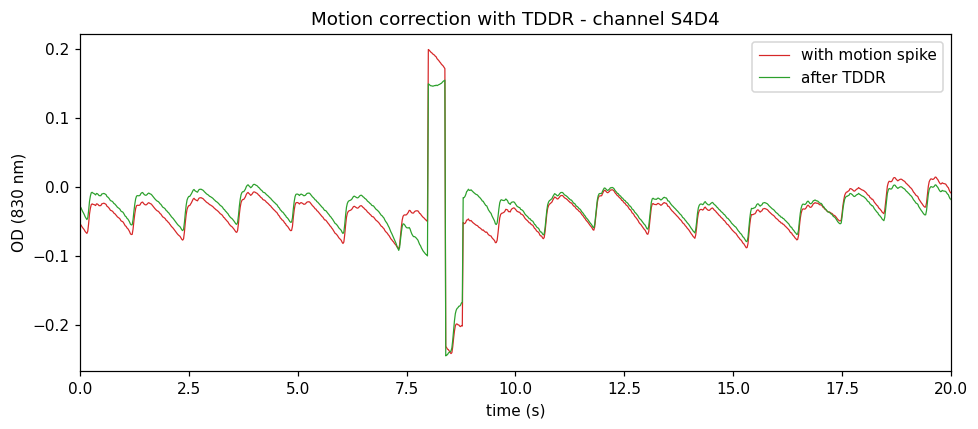
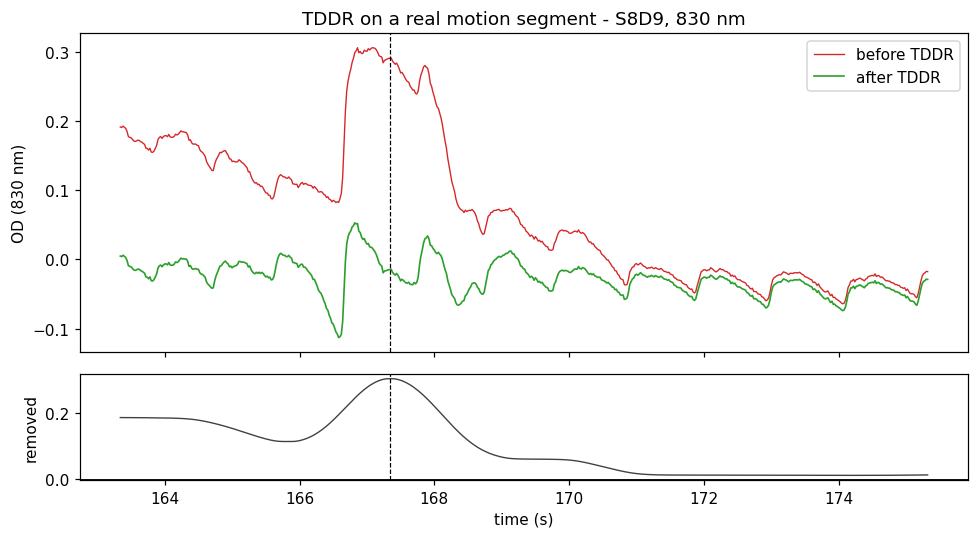
Unified diff of the notebook cell whose output changed from the first chart to the second:
--- before
+++ after
@@ -1,25 +1,41 @@
 od_clean = cw.int2od(amp_clean)
+od_corr = motion.tddr(od_clean)
 
-# inject an artificial motion spike to demonstrate TDDR
-demo_ch = str(amp_clean.channel.values[0])   # a channel that survived pruning
-od_demo = od_clean.copy()
-t = od_demo.time.values
-spike = np.zeros_like(t)
-i0 = int(8 * fs)
-spike[i0:i0 + int(0.4 * fs)] += 0.25       # sharp positive step
-spike[i0 + int(0.4 * fs):i0 + int(0.8 * fs)] -= 0.15
-for wl in od_demo.wavelength.values:
-    od_demo.loc[dict(channel=demo_ch, wavelength=wl)] = \
-        od_demo.sel(channel=demo_ch, wavelength=wl).values + spike
+def _as_float(da):
+    return np.asarray(da.pint.dequantify().values, dtype=float)
 
-od_corr = motion.tddr(od_demo)
+# Find the retained channel/wavelength/window where TDDR makes the largest
+# local change. This chooses a real artifact example instead of a synthetic one.
+t = od_clean.time.values
+candidates = []
+for ch in od_clean.channel.values.astype(str):
+    for wl in od_clean.wavelength.values:
+        raw = _as_float(od_clean.sel(channel=ch, wavelength=wl))
+        corr = _as_float(od_corr.sel(channel=ch, wavelength=wl))
+        diff = np.abs(raw - corr)
+        k = int(np.argmax(diff))
+        w0 = max(0, k - int(4 * fs))
+        w1 = min(len(t), k + int(8 * fs))
+        score = float(np.sqrt(np.mean((raw[w0:w1] - corr[w0:w1]) ** 2)))
+        candidates.append((score, ch, float(wl), k, w0, w1))
 
-fig, ax = plt.subplots()
-ax.plot(t, od_demo.sel(channel=demo_ch, wavelength=830.0).values,
-        lw=0.8, color="tab:red", label="with motion spike")
-ax.plot(t, od_corr.sel(channel=demo_ch, wavelength=830.0).values,
-        lw=0.8, color="tab:green", label="after TDDR")
-ax.set_xlim(0, 20)
-ax.set_xlabel("time (s)"); ax.set_ylabel("OD (830 nm)")
-ax.set_title(f"Motion correction with TDDR - channel {demo_ch}")
-ax.legend(); plt.tight_layout(); plt.show()
+score, demo_ch, demo_wl, k, w0, w1 = max(candidates, key=lambda x: x[0])
+artifact_time = float(t[k])
+raw = _as_float(od_clean.sel(channel=demo_ch, wavelength=demo_wl))
+corr = _as_float(od_corr.sel(channel=demo_ch, wavelength=demo_wl))
+
+fig, (ax1, ax2) = plt.subplots(2, 1, figsize=(9, 5), sharex=True,
+                               height_ratios=[3, 1])
+ax1.plot(t[w0:w1], raw[w0:w1], lw=0.9, color="tab:red", label="before TDDR")
+ax1.plot(t[w0:w1], corr[w0:w1], lw=1.1, color="tab:green", label="after TDDR")
+ax1.axvline(artifact_time, color="k", lw=0.8, ls="--")
+ax1.set_ylabel(f"OD ({demo_wl:.0f} nm)")
+ax1.set_title(f"TDDR on a real motion segment - {demo_ch}, {demo_wl:.0f} nm")
+ax1.legend()
+ax2.plot(t[w0:w1], raw[w0:w1] - corr[w0:w1], color="0.25", lw=0.9)
+ax2.axhline(0, color="k", lw=0.6)
+ax2.axvline(artifact_time, color="k", lw=0.8, ls="--")
+ax2.set_xlabel("time (s)"); ax2.set_ylabel("removed")
+print(f"selected {demo_ch} at {demo_wl:.0f} nm around {artifact_time:.1f} s; "
+      f"local RMS correction = {score:.3f} OD")
+plt.tight_layout(); plt.show()

Commit: Revise fNIRS notebook examples and data docs